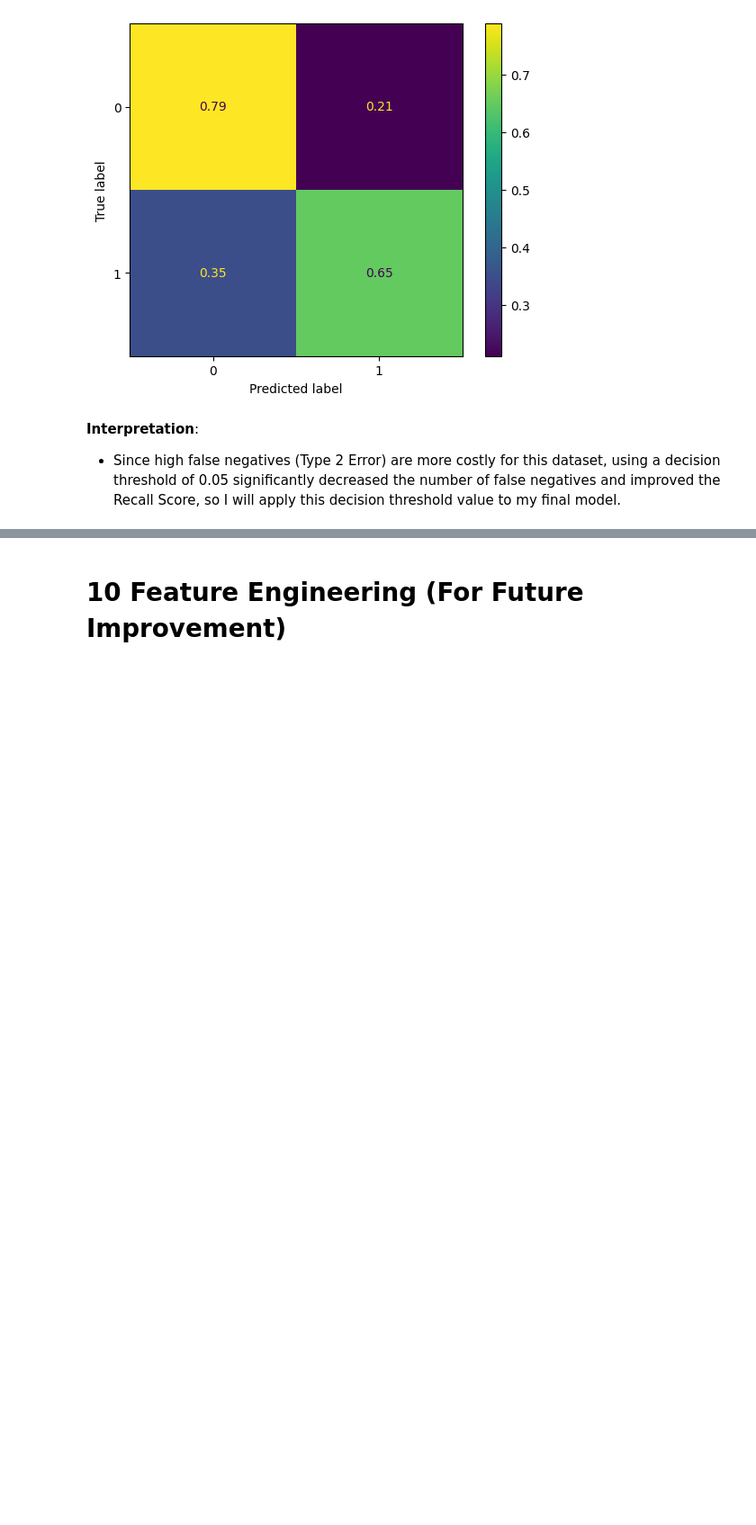
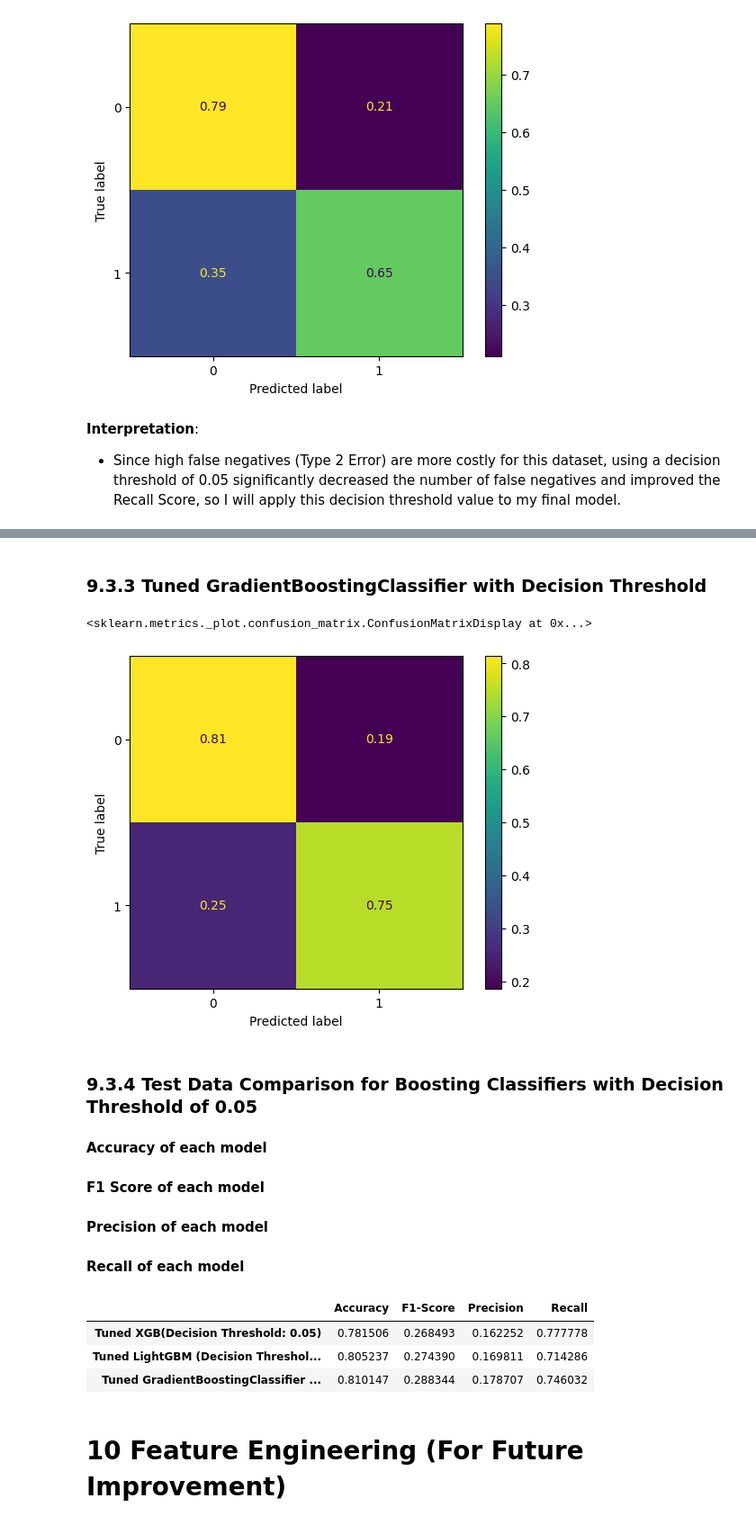
Before and after one commit to ericakitano/Project-2-Stroke-Prediction-, a Jupyter notebook: Stroke_Prediction.ipynb, the cells around one changed output, grey strips where cells are left out. Shown at 90% size. Drawn from its saved outputs; the diff is of its cells as text; code cells hidden in the pictures; blank space fills up the shorter version.

```diff
--- a/Stroke_Prediction.ipynb
+++ b/Stroke_Prediction.ipynb
@@ -2222,0 +2341,17 @@ weighted avg       0.93      0.78      0.84      1222
+# %% [markdown]
+### **9.3.3 Tuned GradientBoostingClassifier with Decision Threshold**
+# %%
+# tuned_gbc
+
+y_proba_gbc_opt = tuned_gbc.predict_proba(X_test)
+
+gbc_opt_test_pred = [1 if x[1] > 0.05 else 0 for x in y_proba_gbc_opt]
+ConfusionMatrixDisplay.from_predictions(y_test,gbc_opt_test_pred,
+                normalize='true')
+# %% [output]
+<sklearn.metrics._plot.confusion_matrix.ConfusionMatrixDisplay at 0x...>
+[figure, added]
+# %% [markdown]
+### **9.3.4 Test Data Comparison for Boosting Classifiers with Decision Threshold of 0.05**
+# %% [markdown]
+**Accuracy of each model**
@@ -2222,0 +2363,2 @@ weighted avg       0.93      0.78      0.84      1222
+# %% [markdown]
+**F1 Score of each model**
@@ -2222,0 +2370,2 @@ weighted avg       0.93      0.78      0.84      1222
+# %% [markdown]
+**Precision of each model**
@@ -2222,0 +2377,2 @@ weighted avg       0.93      0.78      0.84      1222
+# %% [markdown]
+**Recall of each model**
@@ -2223,3 +2384,24 @@ weighted avg       0.93      0.78      0.84      1222
+# %%
+#Metrics on Test Data Only
+
+Tuned_XGB_dt = [xgb_opt_accuracy,xgb_opt_f1, xgb_opt_precision, xgb_opt_recall]
+Tuned_LGBM_dt = [lgbm_opt_accuracy, lgbm_opt_f1, lgbm_opt_precision, lgbm_opt_recall]
+Tuned_GBC_dt = [gbc_opt_accuracy, gbc_opt_f1, gbc_opt_precision, gbc_opt_recall]
+
+data = [Tuned_XGB_dt, Tuned_LGBM_dt, Tuned_GBC_dt]
+Test_Data_Metrics_df = pd.DataFrame(data, columns= ['Accuracy', 'F1-Score', 'Precision', 'Recall'] )
+
+
+TestData_Metrics_df_boost_dt = Test_Data_Metrics_df.rename(index={0:'Tuned XGB(Decision Threshold: 0.05)',
+                                                                  1: 'Tuned LightGBM (Decision Threshold: 0.05)' ,
+                                                                  2:'Tuned GradientBoostingClassifier (Decision Threshold: 0.05)',
+                                                       })
+TestData_Metrics_df_boost_dt
+# %% [output]
+|  | Accuracy | F1-Score | Precision | Recall |
+| Tuned XGB(Decision Threshold: 0.05) | 0.781506 | 0.268493 | 0.162252 | 0.777778 |
+| Tuned LightGBM (Decision Threshol... | 0.805237 | 0.274390 | 0.169811 | 0.714286 |
+| Tuned GradientBoostingClassifier ... | 0.810147 | 0.288344 | 0.178707 | 0.746032 |
 # %% [markdown]
 # **10 Feature Engineering (For Future Improvement)**
 # %% [markdown]
```
Also changed, not shown: parts of 18 cells of this notebook.
